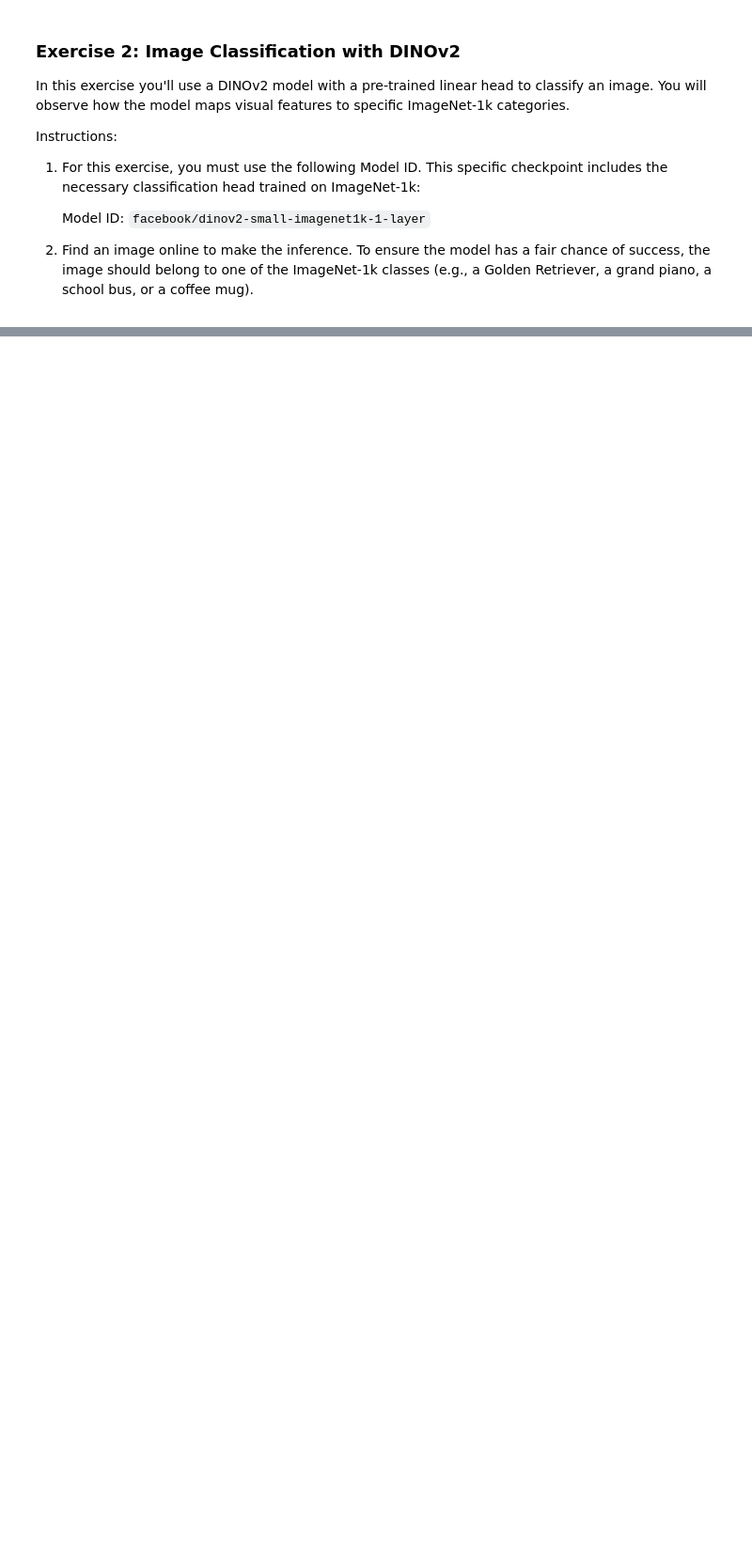
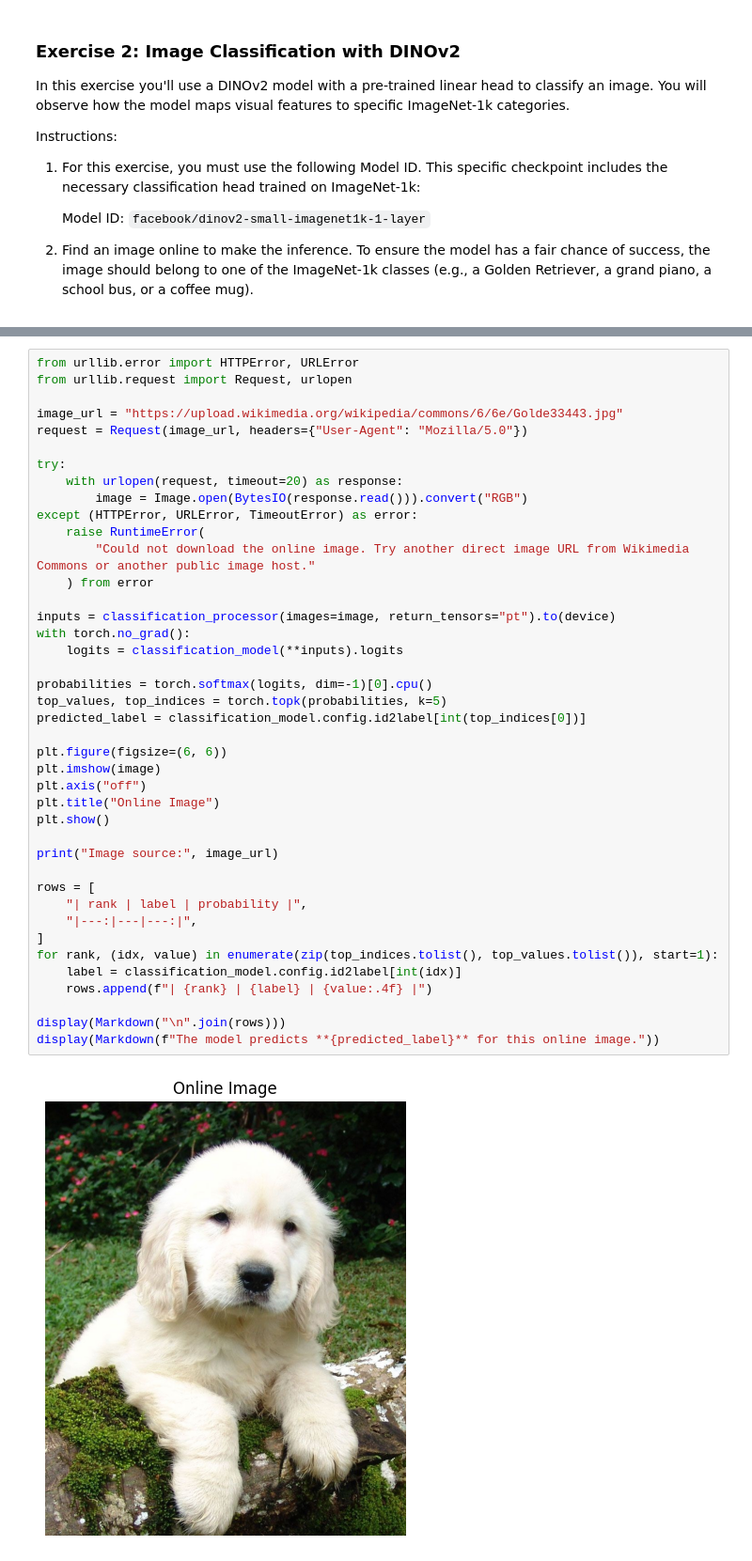
Before and after one commit to AnwarAldahan/arti560-computer-vision-labs, a Jupyter notebook: lab10-visual-representations/lab10-visual-representations-exercise.ipynb, the cells around one changed output, grey strips where cells are left out. Shown at 94% size. Saved outputs shown, nothing was run; the diff lists cells and outputs as text; blank space fills up the shorter version.

```diff
--- a/lab10-visual-representations/lab10-visual-representations-exercise.ipynb
+++ b/lab10-visual-representations/lab10-visual-representations-exercise.ipynb
@@ -140,0 +224,43 @@ Instructions:
+# %%
+from urllib.error import HTTPError, URLError
+from urllib.request import Request, urlopen
+
+image_url = "https://upload.wikimedia.org/wikipedia/commons/6/6e/Golde33443.jpg"
+request = Request(image_url, headers={"User-Agent": "Mozilla/5.0"})
+
+try:
+    with urlopen(request, timeout=20) as response:
+        image = Image.open(BytesIO(response.read())).convert("RGB")
+except (HTTPError, URLError, TimeoutError) as error:
+    raise RuntimeError(
+        "Could not download the online image. Try another direct image URL from Wikimedia Commons or another public image host."
+    ) from error
+
+inputs = classification_processor(images=image, return_tensors="pt").to(device)
+with torch.no_grad():
+    logits = classification_model(**inputs).logits
+
+probabilities = torch.softmax(logits, dim=-1)[0].cpu()
+top_values, top_indices = torch.topk(probabilities, k=5)
+predicted_label = classification_model.config.id2label[int(top_indices[0])]
+
+plt.figure(figsize=(6, 6))
+plt.imshow(image)
+plt.axis("off")
+plt.title("Online Image")
+plt.show()
+
+print("Image source:", image_url)
+
+rows = [
+    "| rank | label | probability |",
+    "|---:|---|---:|",
+]
+for rank, (idx, value) in enumerate(zip(top_indices.tolist(), top_values.tolist()), start=1):
+    label = classification_model.config.id2label[int(idx)]
+    rows.append(f"| {rank} | {label} | {value:.4f} |")
+
+display(Markdown("\n".join(rows)))
+display(Markdown(f"The model predicts **{predicted_label}** for this online image."))
+# %% [output]
+[figure, added]
```
Also changed, not shown: parts of 6 cells of this notebook.
